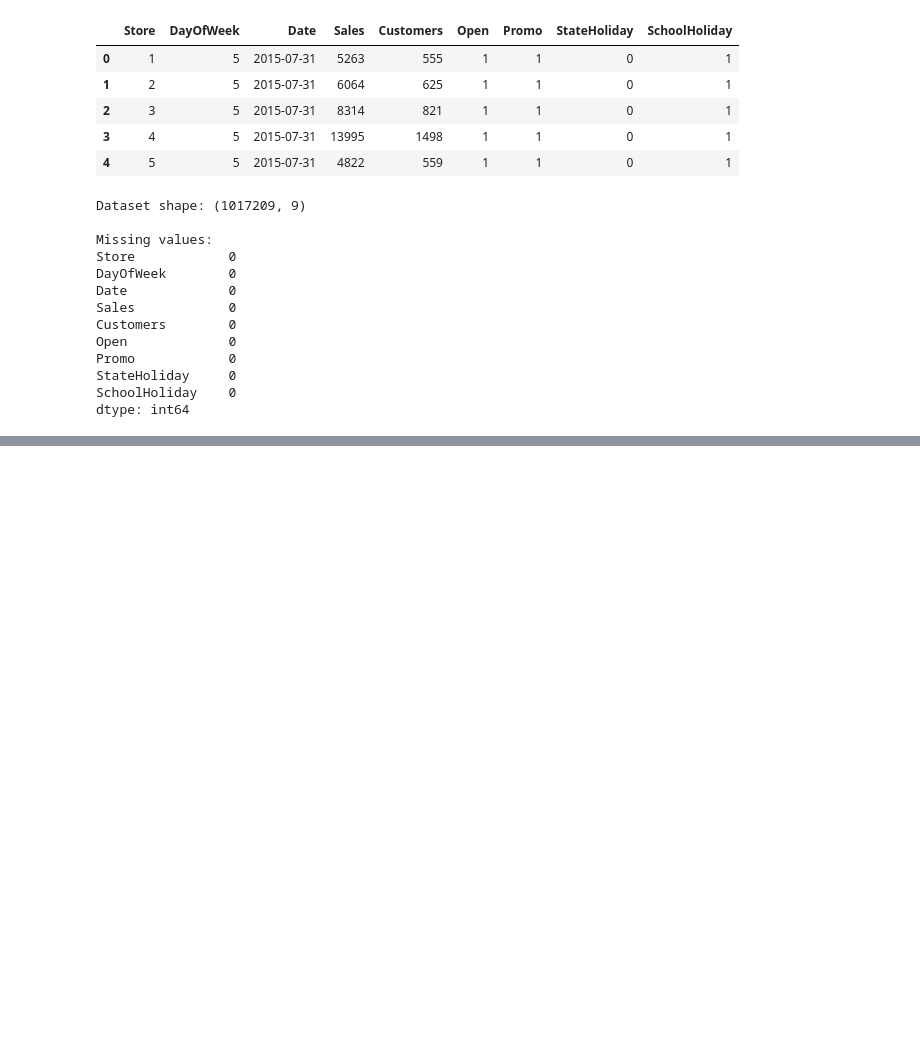
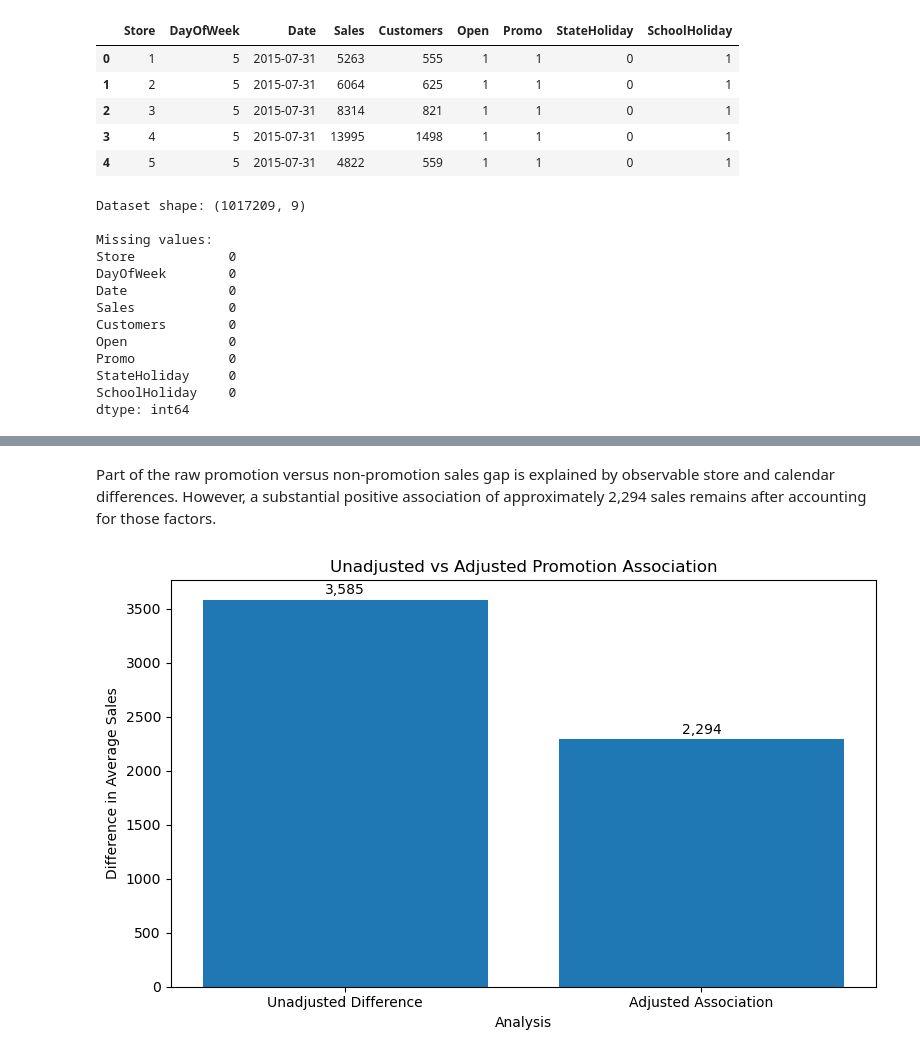
Before and after one commit to pradeepv777/retail-demand-forecast-api, a Jupyter notebook: notebooks/05_promotion_analysis.ipynb, the cells around one changed output, grey strips where cells are left out. Drawn from its saved outputs; the diff is of its cells as text; code cells hidden in the pictures; blank space fills up the shorter version.

```diff
--- a/notebooks/05_promotion_analysis.ipynb
+++ b/notebooks/05_promotion_analysis.ipynb
@@ -41,0 +307,9 @@ dtype: int64
+# %%
+# Focus on observations where stores were open
+df_open = df[df["Open"] == 1].copy()
+
+print("Original observations:", len(df))
+print("Open-store observations:", len(df_open))
+print(
+    f"Percentage retained: {len(df_open) / len(df) * 100:.2f}%"
+)
@@ -41,0 +424,27 @@ dtype: int64
+# %% [markdown]
+Part of the raw promotion versus non-promotion sales gap is explained by observable store and calendar differences. However, a substantial positive association of approximately 2,294 sales remains after accounting for those factors.
+# %%
+plt.figure(figsize=(8, 5))
+
+bars = plt.bar(
+    promotion_comparison["Analysis"],
+    promotion_comparison["Sales Difference"]
+)
+
+plt.title("Unadjusted vs Adjusted Promotion Association")
+plt.xlabel("Analysis")
+plt.ylabel("Difference in Average Sales")
+
+for bar in bars:
+    height = bar.get_height()
+    plt.text(
+        bar.get_x() + bar.get_width() / 2,
+        height + 50,
+        f"{height:,.0f}",
+        ha="center"
+    )
+
+plt.tight_layout()
+plt.show()
+# %% [output]
+[figure, added]
```
Also changed, not shown: parts of 31 cells of this notebook.
